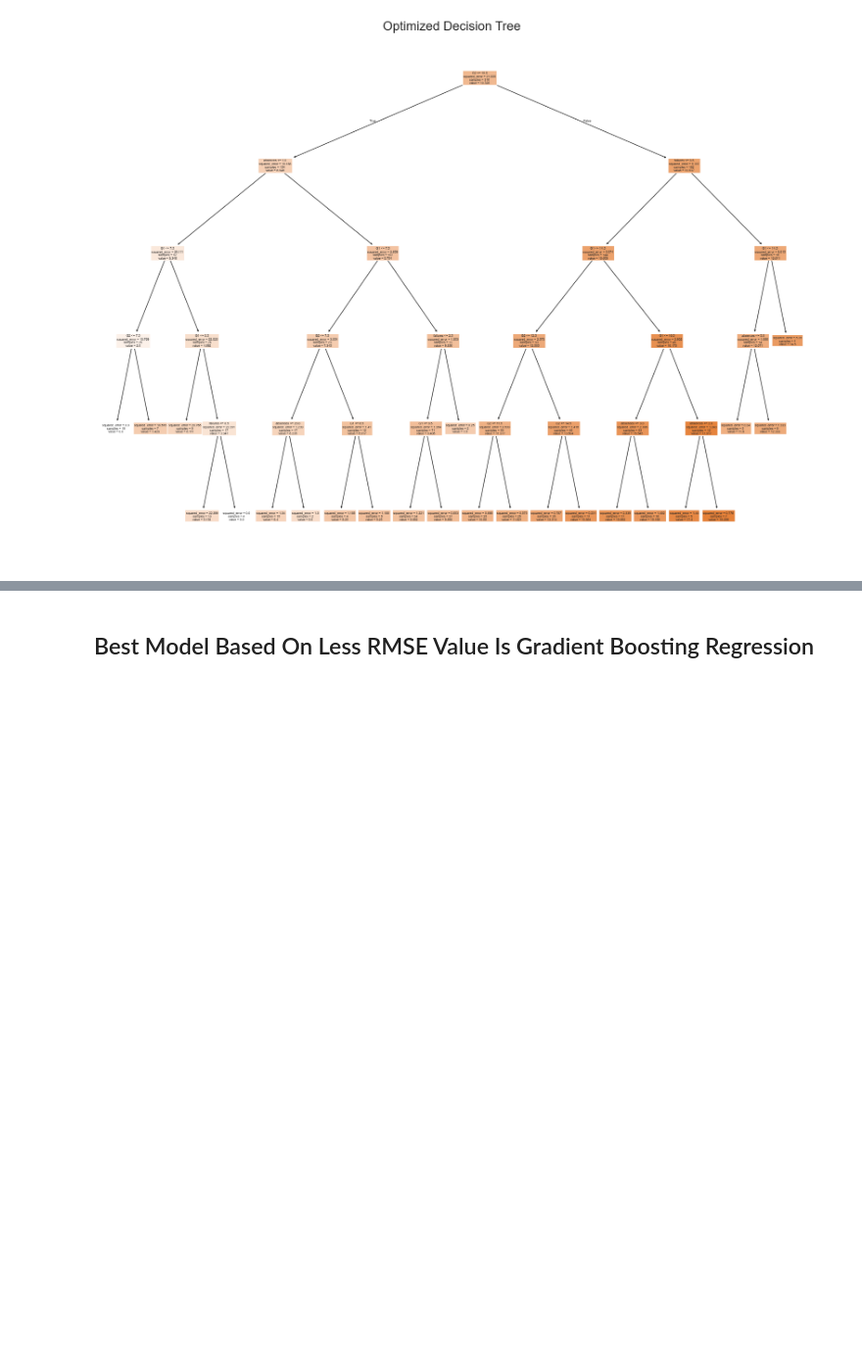
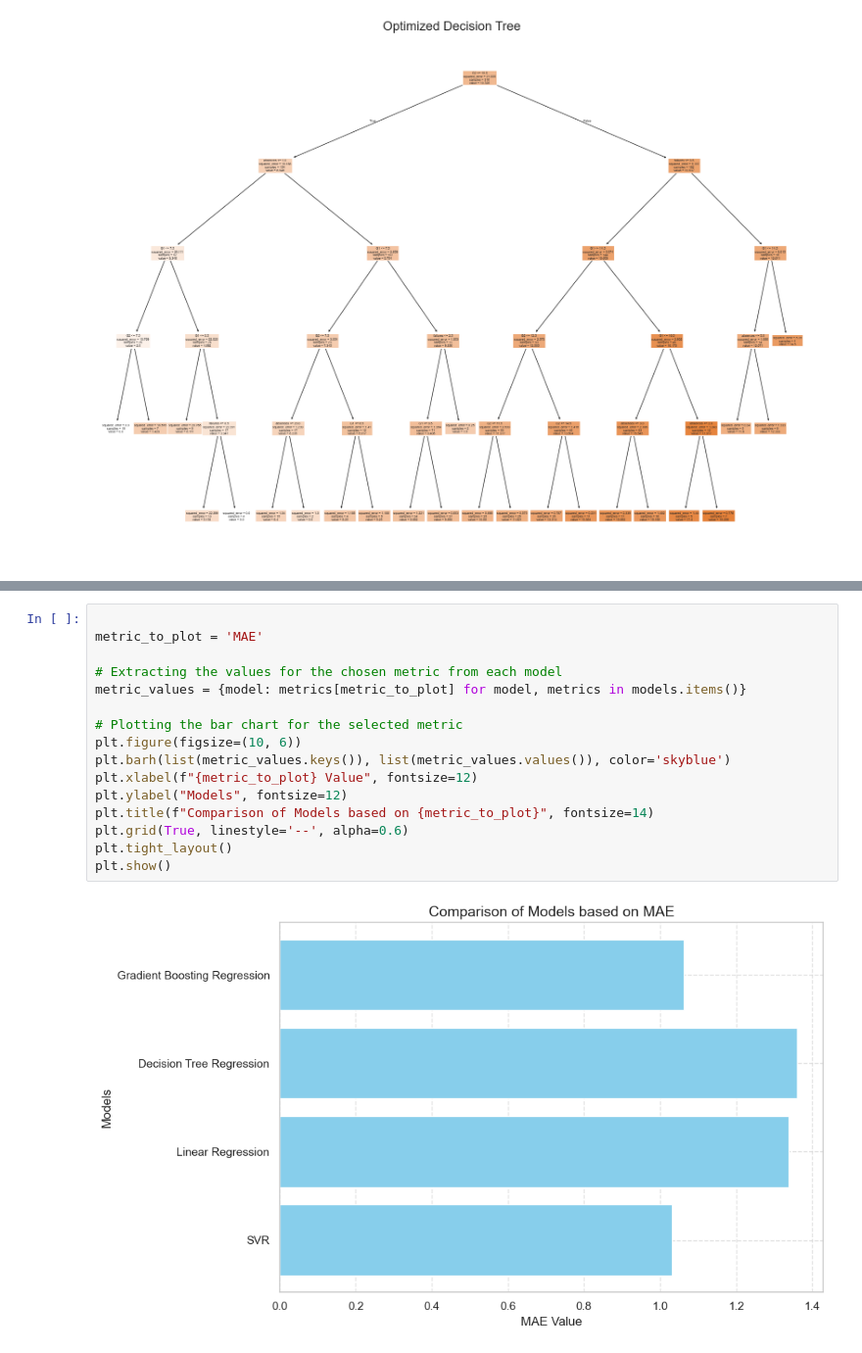
Before and after one commit to ahmeddelattarr/-StudentPerformance, a Jupyter notebook: main.ipynb, the cells around one changed output, grey strips where cells are left out. Shown at 98% size. Cells and saved outputs as stored; diff of their text form; blank space fills up the shorter version.

```diff
--- a/main.ipynb
+++ b/main.ipynb
@@ -398,5 +438,21 @@ plt.tight_layout()
 plt.show()
 # %% [output]
 [figure]
-# %% [markdown]
-## Best Model Based On Less RMSE Value Is Gradient Boosting Regression
+# %%
+
+metric_to_plot = 'MAE'
+
+# Extracting the values for the chosen metric from each model
+metric_values = {model: metrics[metric_to_plot] for model, metrics in models.items()}
+
+# Plotting the bar chart for the selected metric
+plt.figure(figsize=(10, 6))
+plt.barh(list(metric_values.keys()), list(metric_values.values()), color='skyblue')
+plt.xlabel(f"{metric_to_plot} Value", fontsize=12)
+plt.ylabel("Models", fontsize=12)
+plt.title(f"Comparison of Models based on {metric_to_plot}", fontsize=14)
+plt.grid(True, linestyle='--', alpha=0.6)
+plt.tight_layout()
+plt.show()
+# %% [output]
+[figure, added]
```
Also changed, not shown: parts of 36 cells of this notebook, 1 other file.
